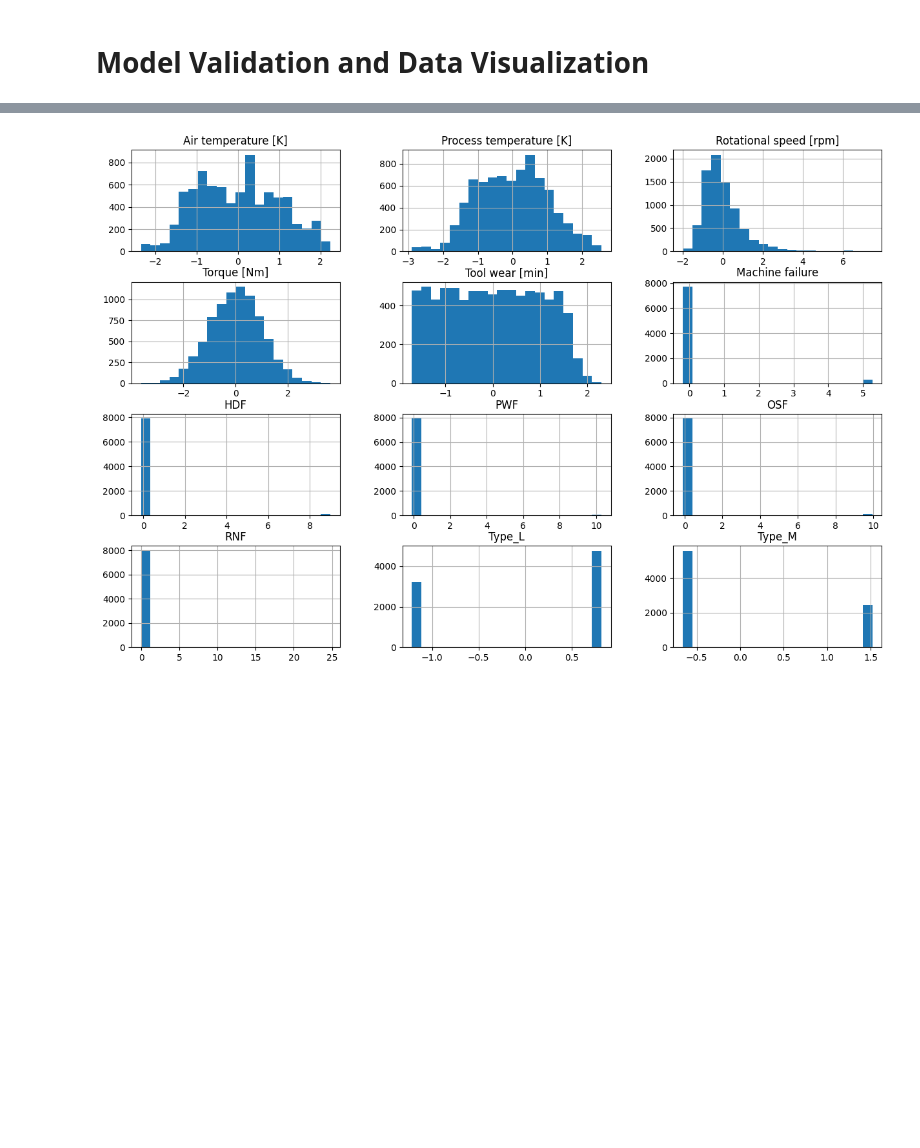
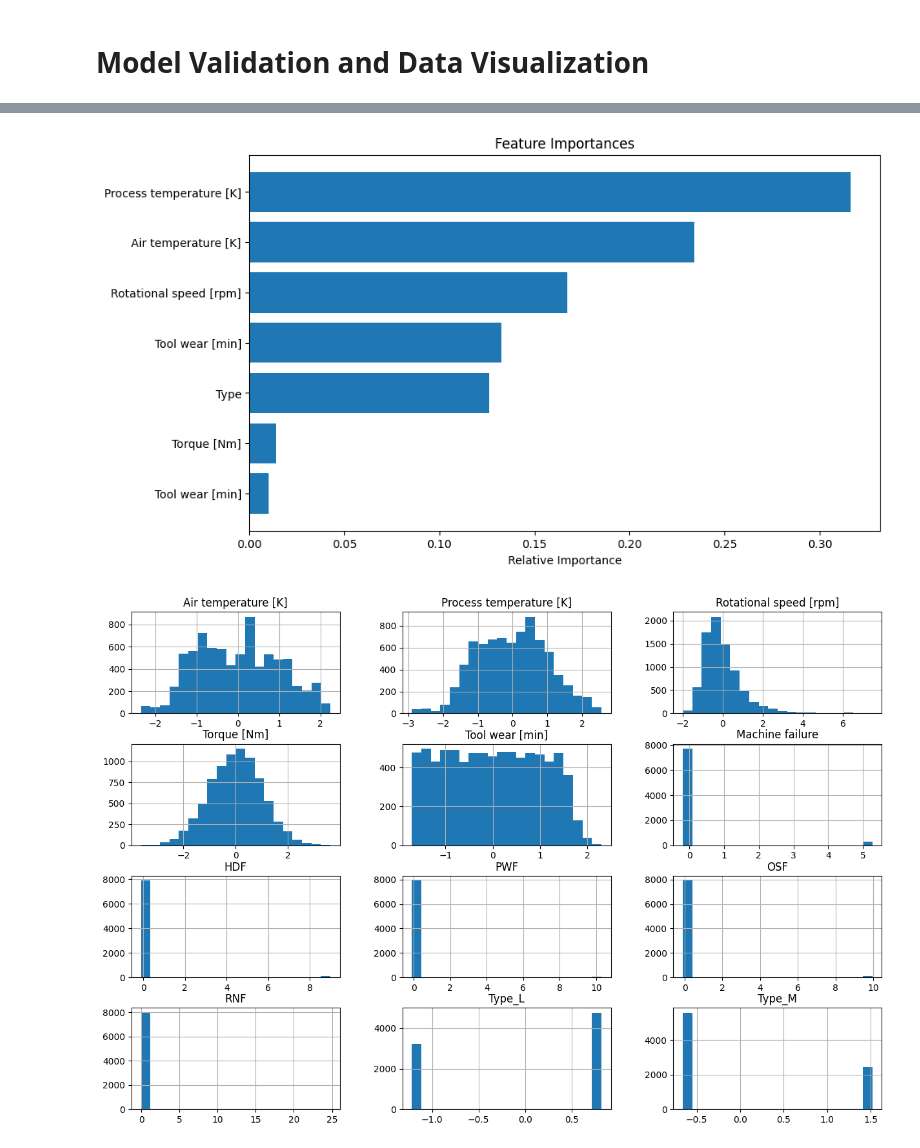
Before and after one commit to raihanghifariw/SIC-TechAssign, a Jupyter notebook: TechAssignment2/TechnicalAssignment2_ML_RaihanGhifariWinata.ipynb, the cells around one changed output, grey strips where cells are left out. Cells and saved outputs as stored; diff of their text form; code cells hidden in the pictures; blank space fills up the shorter version.

```diff
--- a/TechAssignment2/TechnicalAssignment2_ML_RaihanGhifariWinata.ipynb
+++ b/TechAssignment2/TechnicalAssignment2_ML_RaihanGhifariWinata.ipynb
@@ -224,3 +237,17 @@ weighted avg       1.00      1.00      1.00      2000
+# %%
+# Plot feature importances for Gradient Boosting
+feature_importances = clf.feature_importances_
+features = data.drop(columns=['UDI', 'Product ID', 'Machine failure', 'TWF', 'HDF', 'PWF', 'OSF', 'RNF']).columns
+indices = np.argsort(feature_importances)
+
+plt.figure(figsize=(10, 6))
+plt.title('Feature Importances')
+plt.barh(range(len(indices)), feature_importances[indices], align='center')
+plt.yticks(range(len(indices)), [features[i - 1] for i in indices])
+plt.xlabel('Relative Importance')
+plt.show()
+# %% [output]
+[figure, added]
 # %%
 # Plot histograms for scaled features
 X_train_scaled_df = pd.DataFrame(X_train_scaled, columns=X_train.columns)
```
Also changed, not shown: parts of 6 cells of this notebook.
